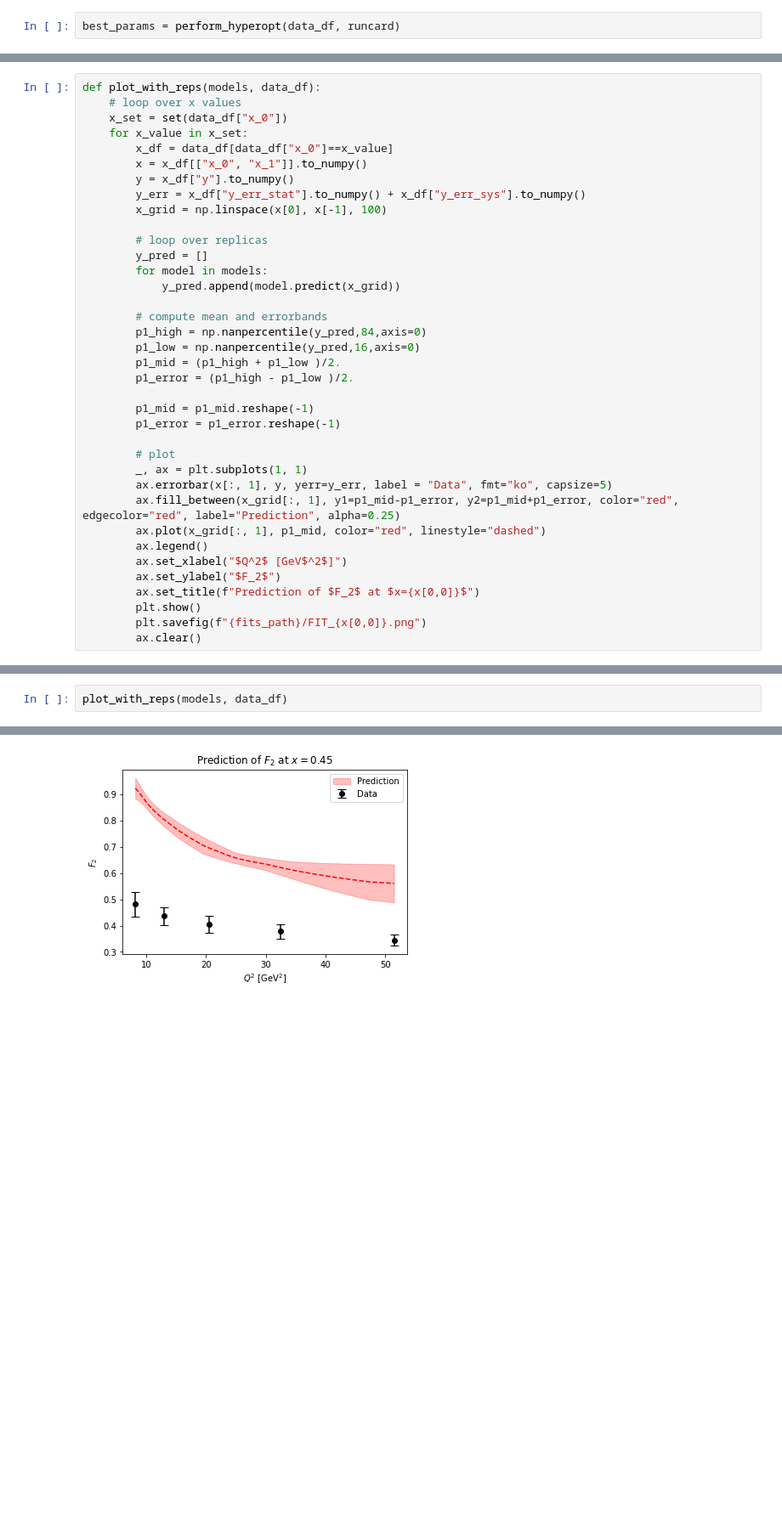
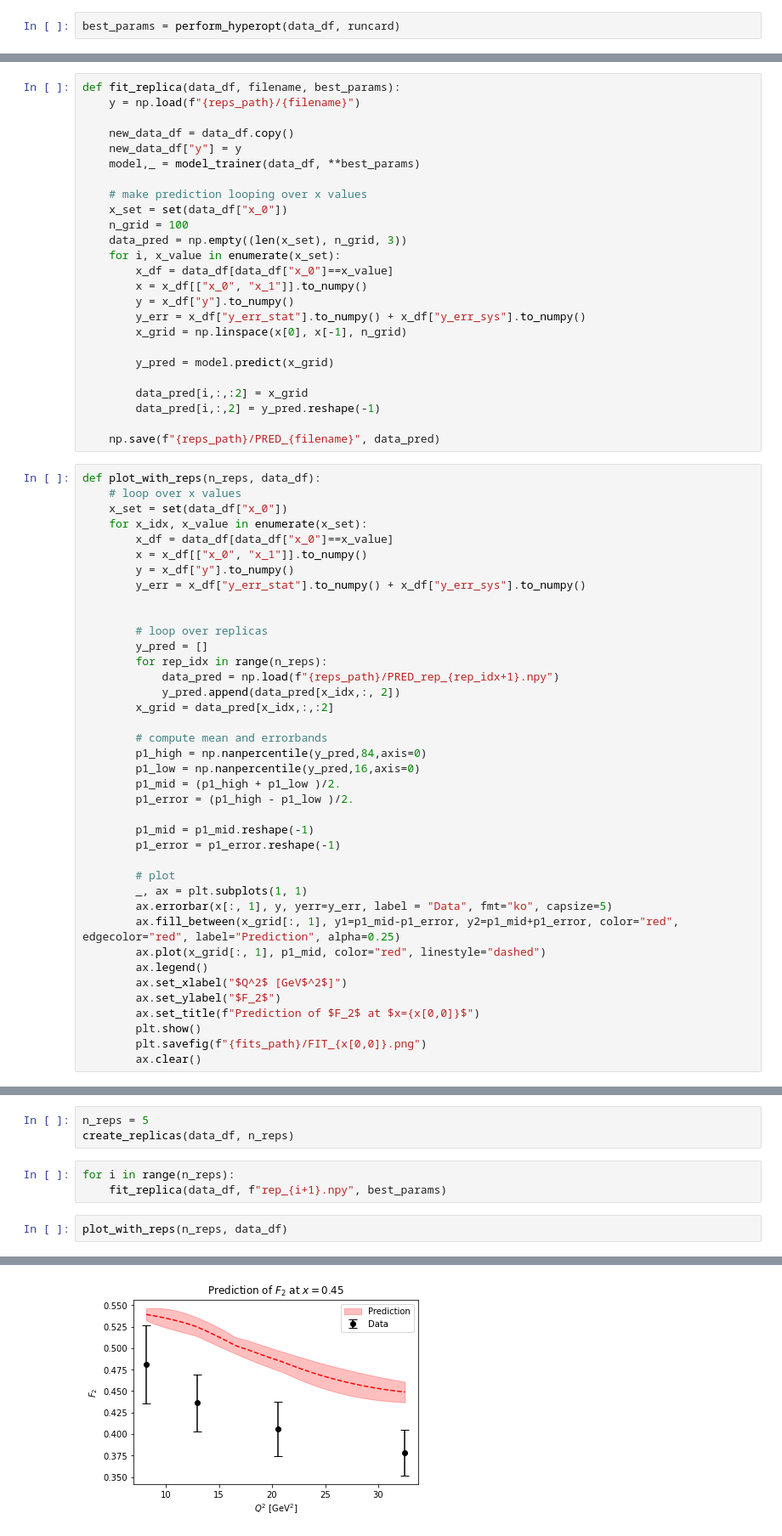
Before and after one commit to nusch-22/NNstructurefunction, a Jupyter notebook: regression-2dimensions_hyperopt.ipynb, the cells around one changed output, grey strips where cells are left out. Shown at 85% size. Drawn from its saved outputs; the diff is of its cells as text; blank space fills up the shorter version.

Commit message:
Fitting now per replica in notebook

```diff
--- a/regression-2dimensions_hyperopt.ipynb
+++ b/regression-2dimensions_hyperopt.ipynb
@@ -282,18 +262,45 @@ def fit_replicas(data_df, runcard, best_params):
+# %%
+def fit_replica(data_df, filename, best_params):
+    y = np.load(f"{reps_path}/{filename}")
+
+    new_data_df = data_df.copy()
+    new_data_df["y"] = y
+    model,_ = model_trainer(data_df, **best_params)
+
+    # make prediction looping over x values
+    x_set = set(data_df["x_0"])
+    n_grid = 100
+    data_pred = np.empty((len(x_set), n_grid, 3))
+    for i, x_value in enumerate(x_set):
+        x_df = data_df[data_df["x_0"]==x_value]
+        x = x_df[["x_0", "x_1"]].to_numpy()
+        y = x_df["y"].to_numpy()
+        y_err = x_df["y_err_stat"].to_numpy() + x_df["y_err_sys"].to_numpy()
+        x_grid = np.linspace(x[0], x[-1], n_grid)
+
+        y_pred = model.predict(x_grid)
+
+        data_pred[i,:,:2] = x_grid
+        data_pred[i,:,2] = y_pred.reshape(-1)
+
+    np.save(f"{reps_path}/PRED_{filename}", data_pred)
 # %%
-def plot_with_reps(models, data_df):
+def plot_with_reps(n_reps, data_df):
     # loop over x values
     x_set = set(data_df["x_0"])
-    for x_value in x_set:
+    for x_idx, x_value in enumerate(x_set):
         x_df = data_df[data_df["x_0"]==x_value]
         x = x_df[["x_0", "x_1"]].to_numpy()
         y = x_df["y"].to_numpy()
         y_err = x_df["y_err_stat"].to_numpy() + x_df["y_err_sys"].to_numpy()
-        x_grid = np.linspace(x[0], x[-1], 100)
+
 
         # loop over replicas
         y_pred = []
-        for model in models:
-            y_pred.append(model.predict(x_grid))
+        for rep_idx in range(n_reps):
+            data_pred = np.load(f"{reps_path}/PRED_rep_{rep_idx+1}.npy")
+            y_pred.append(data_pred[x_idx,:, 2])
+        x_grid = data_pred[x_idx,:,:2]
 
         # compute mean and errorbands
         p1_high = np.nanpercentile(y_pred,84,axis=0)
@@ -321,3 +326,9 @@ models = fit_replicas(data_df, runcard, best_params)
+# %%
+n_reps = 5
+create_replicas(data_df, n_reps)
+# %%
+for i in range(n_reps):
+    fit_replica(data_df, f"rep_{i+1}.npy", best_params)
 # %%
-plot_with_reps(models, data_df)
+plot_with_reps(n_reps, data_df)
 # %% [output]
@@ -327,3 +338,3 @@ plot_with_reps(models, data_df)
 <Figure size 432x288 with 0 Axes>
-[figure, old version]
+[figure, new version]
 <Figure size 432x288 with 0 Axes>
```
Also changed, not shown: parts of 13 cells of this notebook, 28 other files.
